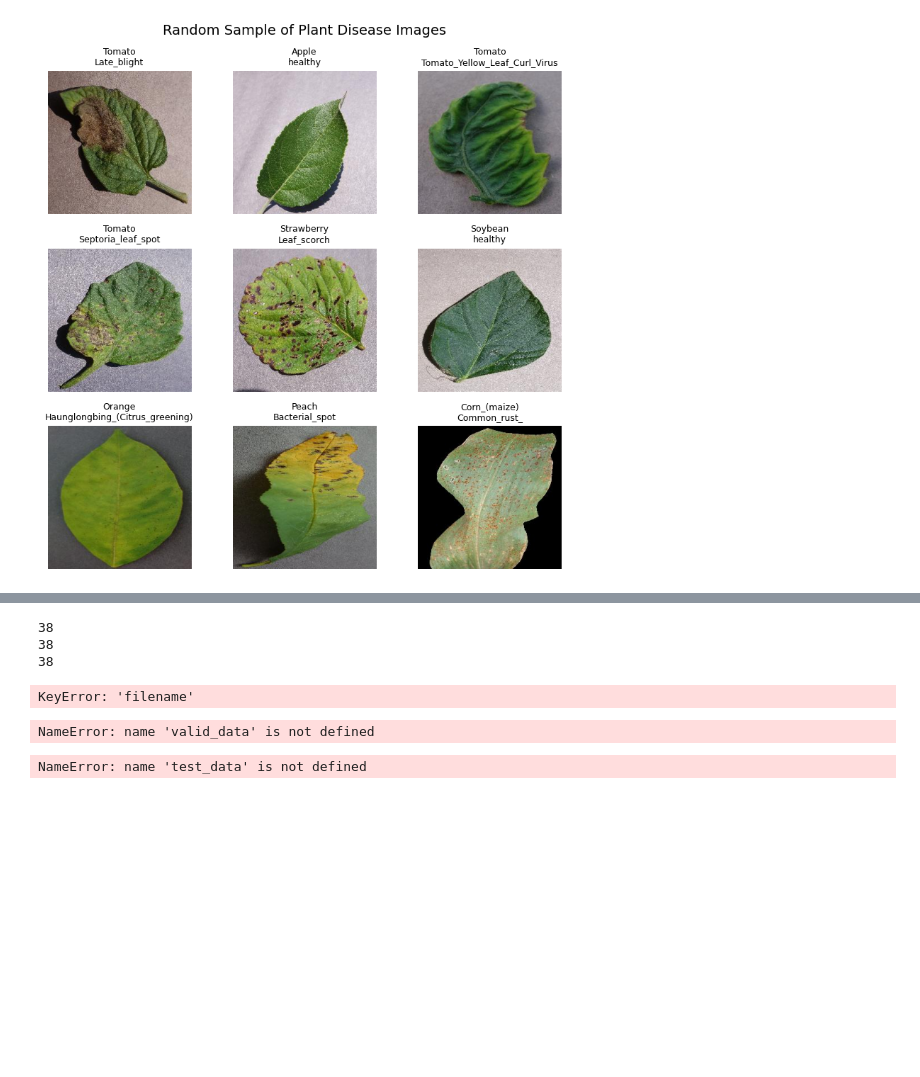
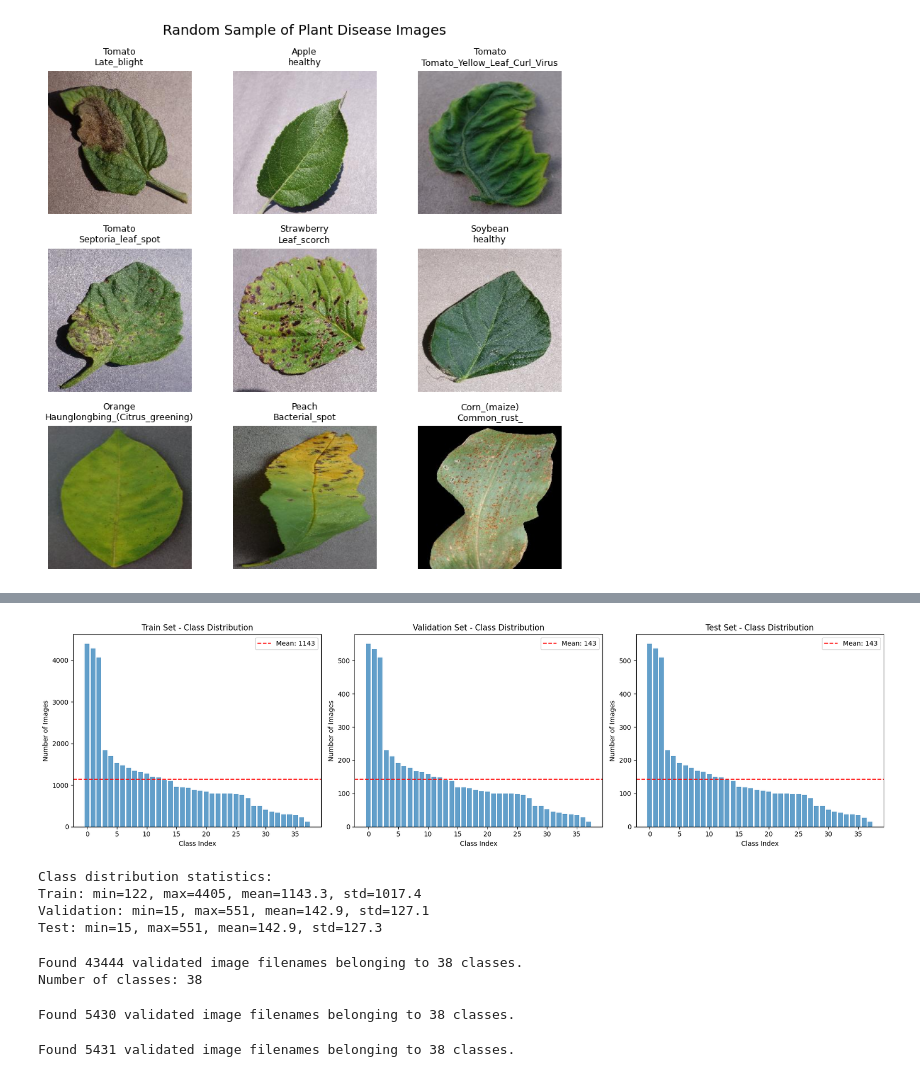
Before and after one commit to oleksiyo/plant-disease-detection, a Jupyter notebook: notebook.ipynb, the cells around one changed output, grey strips where cells are left out. Saved outputs shown, nothing was run; the diff lists cells and outputs as text; code cells hidden in the pictures; blank space fills up the shorter version.

```diff
--- a/notebook.ipynb
+++ b/notebook.ipynb
@@ -342,11 +371,29 @@ valid_data, test_data = train_test_split(damy_data, test_size=0.5, shuffle=True,
 # %%
-print(len(train_data['class'].value_counts()))
-print(len(test_data['class'].value_counts()))
-print(len(valid_data['class'].value_counts()))
+fig, axes = plt.subplots(1, 3, figsize=(18, 5))
+
+for ax, (name, data) in zip(axes, [('Train', train_data), ('Validation', valid_data), ('Test', test_data)]):
+    class_counts = data['class'].value_counts()
+    ax.bar(range(len(class_counts)), class_counts.values, alpha=0.7)
+    ax.set_title(f'{name} Set - Class Distribution')
+    ax.set_xlabel('Class Index')
+    ax.set_ylabel('Number of Images')
+    ax.axhline(y=class_counts.mean(), color='r', linestyle='--', label=f'Mean: {class_counts.mean():.0f}')
+    ax.legend()
+
+plt.tight_layout()
+plt.show()
+
+
+print("\nClass distribution statistics:")
+for name, data in [('Train', train_data), ('Validation', valid_data), ('Test', test_data)]:
+    counts = data['class'].value_counts()
+    print(f"{name}: min={counts.min()}, max={counts.max()}, mean={counts.mean():.1f}, std={counts.std():.1f}")
 # %% [output]
+[figure, added]
-38
-38
-38
+Class distribution statistics:
+Train: min=122, max=4405, mean=1143.3, std=1017.4
+Validation: min=15, max=551, mean=142.9, std=127.1
+Test: min=15, max=551, mean=142.9, std=127.3
 # %%
 image_size = 224
 batch_size = 32
@@ -366,38 +415,40 @@ test_datagen=ImageDataGenerator(rescale=1./255,)
 # %%
-train_gen=train_datagen.flow_from_dataframe(
+train_gen = train_datagen.flow_from_dataframe(
     dataframe=train_data,
-    x_col='imagepaths',
-    y_col='label',
+    x_col='image_path',
+    y_col='class',
     batch_size=batch_size,
     class_mode='categorical',
-    target_size=(image_size,image_size),
+    target_size=(image_size, image_size),
     shuffle=True
 )
+
+num_classes = len(train_gen.class_indices)
+print(f"Number of classes: {num_classes}")
 # %% [output]
-KeyError: 'filename'
+Found 43444 validated image filenames belonging to 38 classes.
+Number of classes: 38
 # %%
-valid_gen=test_datagen.flow_from_dataframe(
+valid_gen = valid_test_datagen.flow_from_dataframe(
     dataframe=valid_data,
-    x_col='imagepaths',
-    y_col='label',
+    x_col='image_path',
+    y_col='class',
     class_mode='categorical',
     batch_size=batch_size,
-    target_size=(image_size,image_size),
+    target_size=(image_size, image_size),
     shuffle=False
-
 )
 # %% [output]
-NameError: name 'valid_data' is not defined
+Found 5430 validated image filenames belonging to 38 classes.
 # %%
-test_gen=test_datagen.flow_from_dataframe(
+test_gen = valid_test_datagen.flow_from_dataframe(
     dataframe=test_data,
-    x_col='imagepaths',
-    y_col='label',
+    x_col='image_path',
+    y_col='class',
+    class_mode='categorical',
     batch_size=batch_size,
-    class_mode='categorical',
-    target_size=(image_size,image_size),
+    target_size=(image_size, image_size),
     shuffle=False
-
 )
 # %% [output]
-NameError: name 'test_data' is not defined
+Found 5431 validated image filenames belonging to 38 classes.
```
Also changed, not shown: parts of 22 cells of this notebook.
